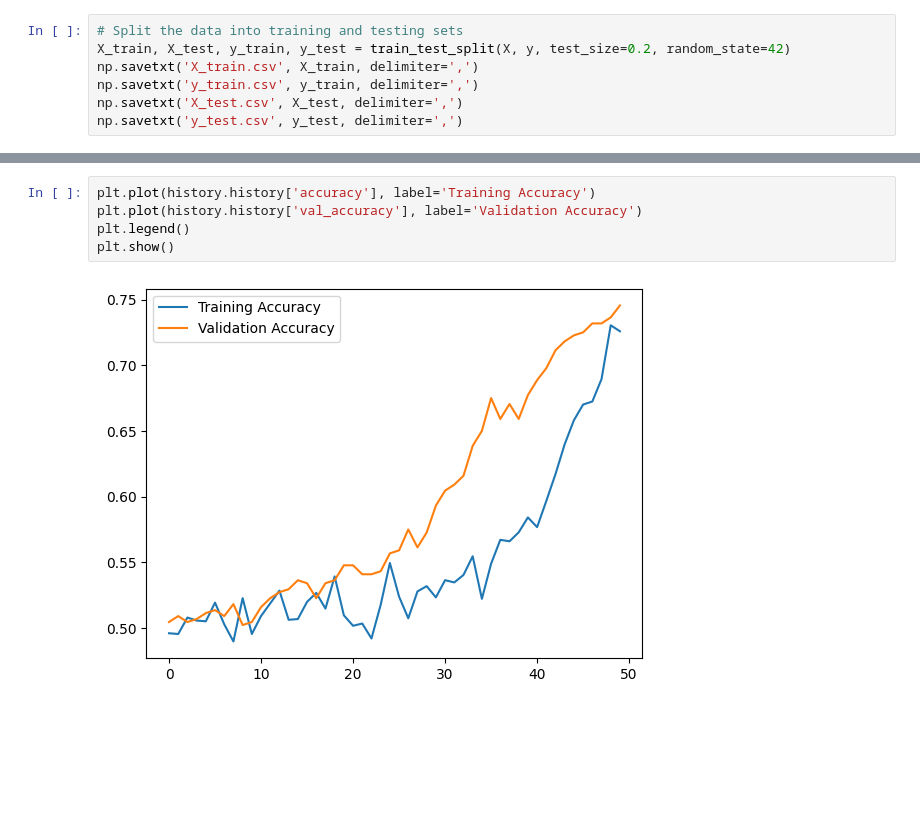
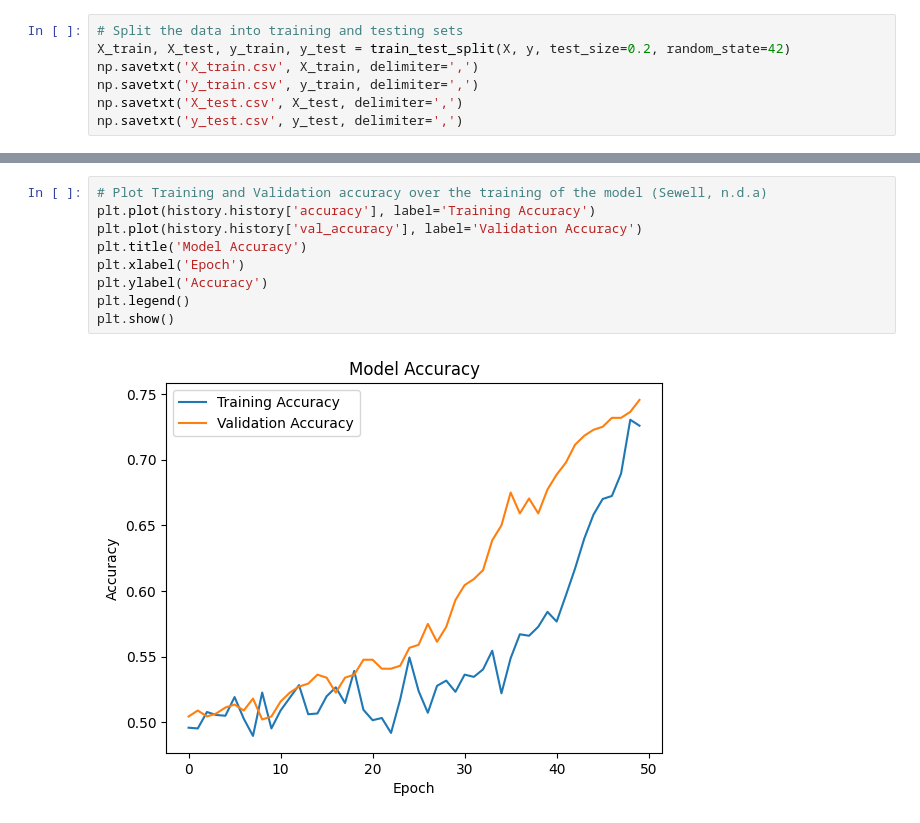
Before and after one commit to david-00001/d213-2, a Jupyter notebook: L David Rodgers D213-2.ipynb, the cells around one changed output, grey strips where cells are left out. Cells and saved outputs as stored; diff of their text form; blank space fills up the shorter version.

Commit message:
Model finished and saved

```diff
--- a/L David Rodgers D213-2.ipynb
+++ b/L David Rodgers D213-2.ipynb
@@ -333,10 +331,14 @@ Epoch 50/50
 18/18 ━━━━━━━━━━━━━━━━━━━━ 0s 6ms/step - accuracy: 0.7546 - loss: 2.0682
 Test Accuracy: 0.7618181705474854
 # %%
+# Plot Training and Validation accuracy over the training of the model (Sewell, n.d.a)
 plt.plot(history.history['accuracy'], label='Training Accuracy')
 plt.plot(history.history['val_accuracy'], label='Validation Accuracy')
+plt.title('Model Accuracy')
+plt.xlabel('Epoch')
+plt.ylabel('Accuracy')
 plt.legend()
 plt.show()
 # %% [output]
-[figure, old version]
+[figure, new version]
 # %%
```
Also changed, not shown: parts of 9 cells of this notebook, 7 other files.
